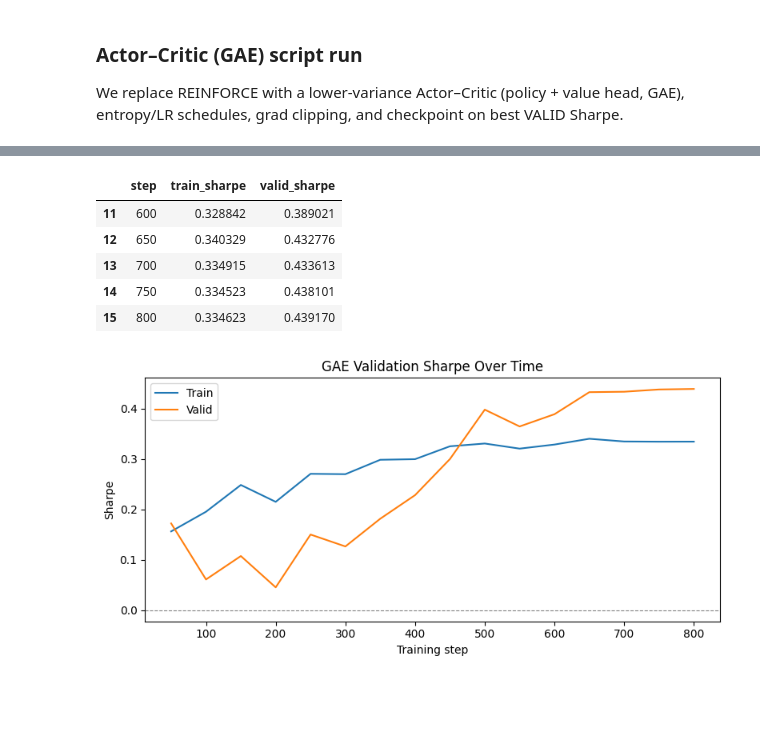
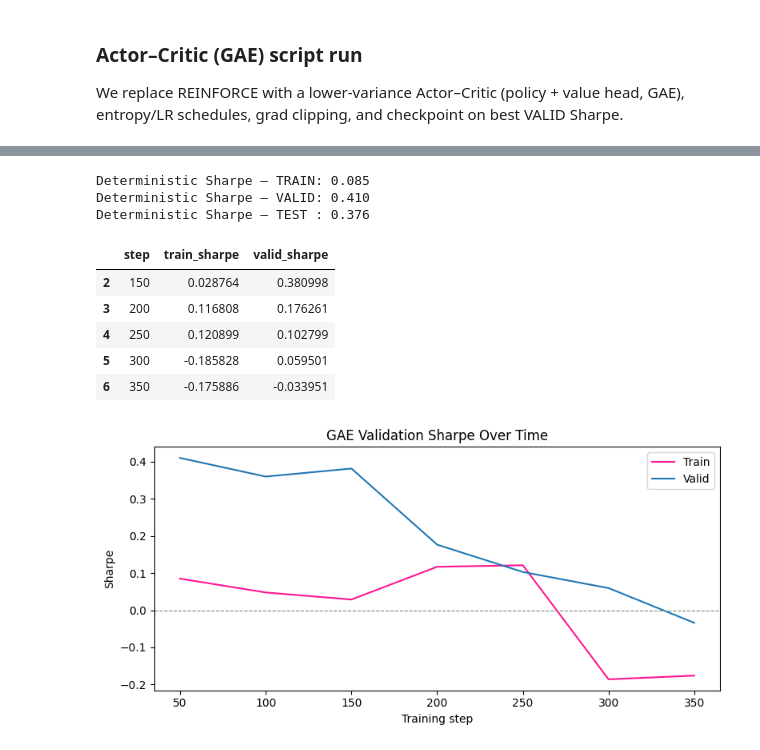
Before and after one commit to li-ruoxi/deep-hedging-rl-forked, a Jupyter notebook: notebooks/03_rl_training.ipynb, the cells around one changed output, grey strips where cells are left out. Saved outputs shown, nothing was run; the diff lists cells and outputs as text; code cells hidden in the pictures; blank space fills up the shorter version.

```diff
--- a/notebooks/03_rl_training.ipynb
+++ b/notebooks/03_rl_training.ipynb
@@ -273,10 +254,13 @@ CONF    = RUN_DIR / "config.json"
 RUN_DIR.mkdir(parents=True, exist_ok=True)
 
 # --- Choose window/hparams (start conservative; you can sweep later) ---
-WINDOW = 45
-LR     = 1e-3
-ENT    = 0.10
-STEPS  = 800
+WINDOW = 30
+LR     = 5e-4
+ENT    = 0.01 # starting entropy bonus
+STEPS  = 2500
+ENT_FLOOR = 0.01 # final entropy bonus
+WEIGHT_DECAY = 1e-4
+EARLY_STOP = 300
 
 # --- Train Actor–Critic (GAE) on your current panel & features ---
 policy_ac, (tr_ac, va_ac, te_ac), history_ac = train_gae(
@@ -286,19 +270,22 @@ policy_ac, (tr_ac, va_ac, te_ac), history_ac = train_gae(
     valid_end="2019-12-31",
     window=WINDOW,
     txn_cost_bps=1.0,
-    pos_limit=2.0,
-    hidden=64,
+    pos_limit=1.0,
+    hidden=256,
     lr=LR,
     steps=STEPS,
     entropy_start=ENT,
+    entropy_floor=ENT_FLOOR,
     device="cpu",
     seed=42,
+    weight_decay=WEIGHT_DECAY,
+    early_stop_patience=EARLY_STOP,
     save_ckpt=str(CKPT),         # saves best VALID Sharpe checkpoint
     save_config=str(CONF),       # saves run config JSON
     save_outdir=str(RUN_DIR),    # saves results.json + *_bps.csv + versions.json
     track_history=True,         # records training history
     return_history=True,
-    max_rollout_steps=250,        # episodes
+    max_rollout_steps=150,        # episodes
 )
 
 print("GAE (VALID):", va_ac)
@@ -324,33 +311,58 @@ GAE (TEST) : {'mean': 0.5235322108549548, 'std': 21.291456438842225, 'sharpe': 0
+# %%
+# --- Build envs exactly as train sees them ---
+envs = build_envs(
+    panel=panel,
+    features=state_cols,
+    train_end="2017-12-31",
+    valid_end="2019-12-31",
+    window=WINDOW,
+    txn_cost_bps=1.0,
+    pos_limit=2.0,
+)
+env_tr, env_va, env_te = envs["env_tr"], envs["env_va"], envs["env_te"]
+
+# --- Evaluate Sharpe deterministically ---
+res_tr = evaluate_env(env_tr, policy_ac, deterministic=True)
+res_va = evaluate_env(env_va, policy_ac, deterministic=True)
+res_te = evaluate_env(env_te, policy_ac, deterministic=True)
+
+print("Deterministic Sharpe — TRAIN:", f"{res_tr['sharpe']:.3f}")
+print("Deterministic Sharpe — VALID:", f"{res_va['sharpe']:.3f}")
+print("Deterministic Sharpe — TEST :", f"{res_te['sharpe']:.3f}")
+# %% [output]
+Deterministic Sharpe — TRAIN: 0.085
+Deterministic Sharpe — VALID: 0.410
+Deterministic Sharpe — TEST : 0.376
 # %%
 # Plot validation Sharpe trajectory
 if history_ac and history_ac.get("eval_step"):
     hist_df = pd.DataFrame({
         "step": history_ac["eval_step"],
         "train_sharpe": history_ac.get("train_sharpe", []),
         "valid_sharpe": history_ac.get("valid_sharpe", []),
     })
     display(hist_df.tail())
 
     plt.figure(figsize=(8, 4))
-    plt.plot(hist_df["step"], hist_df["train_sharpe"], label="Train")
+    plt.plot(hist_df["step"], hist_df["train_sharpe"], label="Train", color='deeppink')
     plt.plot(hist_df["step"], hist_df["valid_sharpe"], label="Valid")
     plt.title("GAE Validation Sharpe Over Time")
     plt.xlabel("Training step")
     plt.ylabel("Sharpe")
     plt.axhline(0.0, color="grey", lw=0.8, ls="--")
     plt.legend()
     plt.tight_layout()
     plt.show()
 else:
     print("No evaluation history recorded.")
 # %% [output]
 |  | step | train_sharpe | valid_sharpe |
-| 11 | 600 | 0.328842 | 0.389021 |
-| 12 | 650 | 0.340329 | 0.432776 |
-| 13 | 700 | 0.334915 | 0.433613 |
-| 14 | 750 | 0.334523 | 0.438101 |
-| 15 | 800 | 0.334623 | 0.439170 |
+| 2 | 150 | 0.028764 | 0.380998 |
+| 3 | 200 | 0.116808 | 0.176261 |
+| 4 | 250 | 0.120899 | 0.102799 |
+| 5 | 300 | -0.185828 | 0.059501 |
+| 6 | 350 | -0.175886 | -0.033951 |
-[figure, old version]
+[figure, new version]
 # %%
 # Compare GAE policy against baselines (deterministic evaluation)
 from collections import OrderedDict
```
Also changed, not shown: parts of 13 cells of this notebook, 10 other files.
